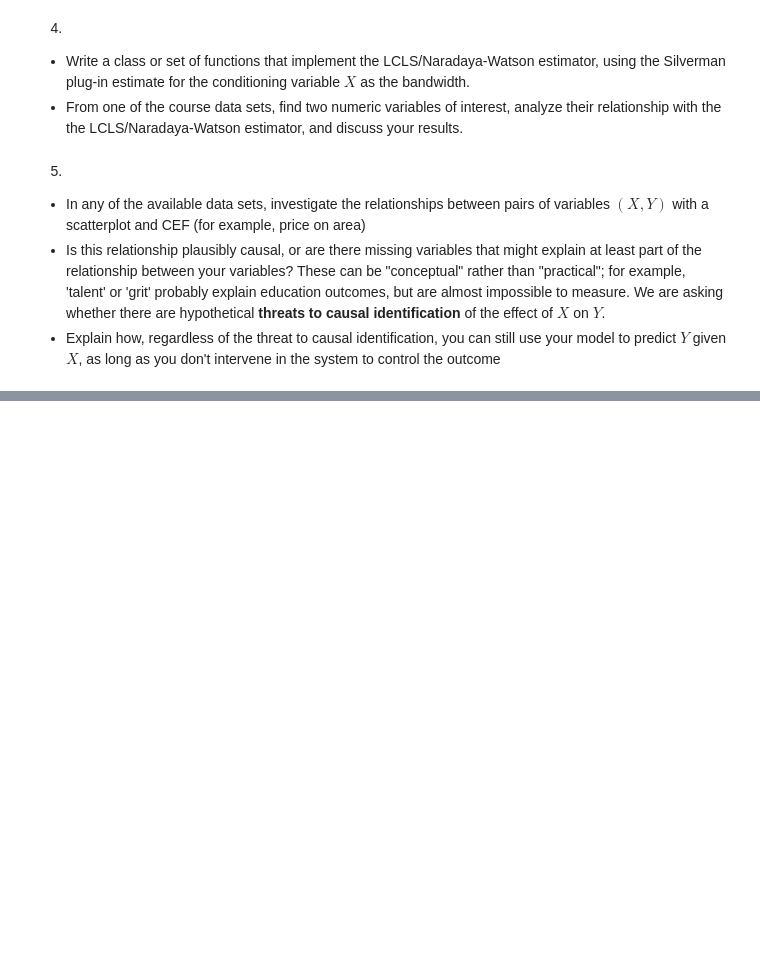
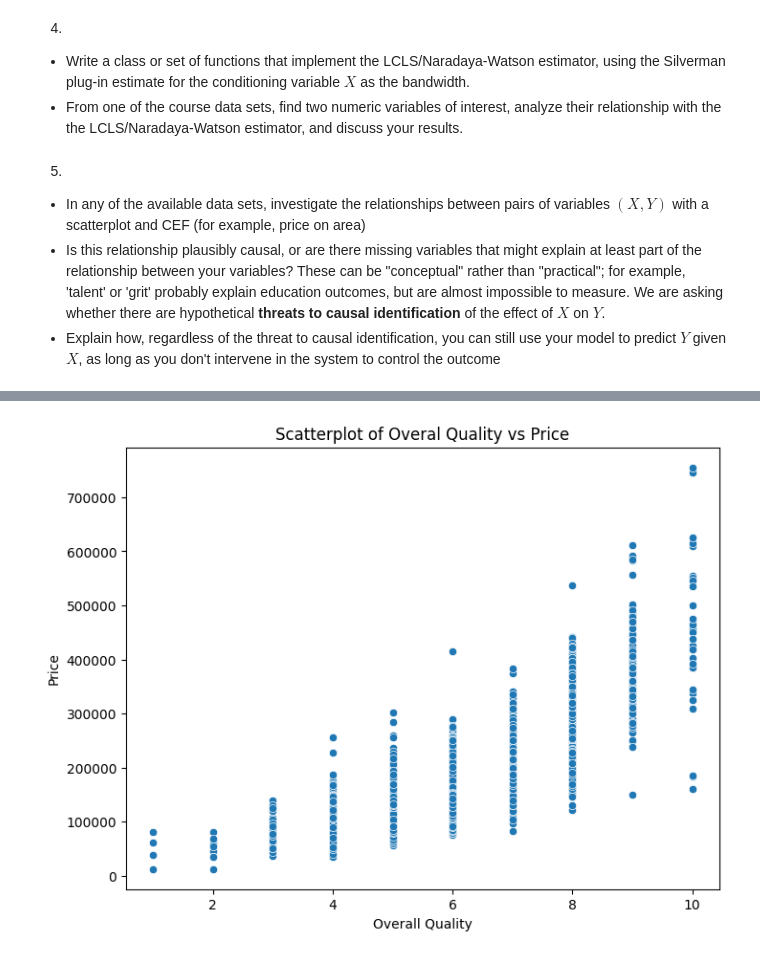
Before and after one commit to tiyeh21/MSDS_5030_Repo, a Jupyter notebook: assignment_3.ipynb, the cells around one changed output, grey strips where cells are left out. Drawn from its saved outputs; the diff is of its cells as text; code cells hidden in the pictures; blank space fills up the shorter version.

```diff
--- a/assignment_3.ipynb
+++ b/assignment_3.ipynb
@@ -80,3 +265,8 @@ Show that the solution to this problem is the LCLS/Naradaya-Watson estimator.
 - In any of the available data sets, investigate the relationships between pairs of variables $(X,Y)$ with a scatterplot and CEF (for example, price on area)
 - Is this relationship plausibly causal, or are there missing variables that might explain at least part of the relationship between your variables? These can be "conceptual" rather than "practical"; for example, 'talent' or 'grit' probably explain education outcomes, but are almost impossible to measure. We are asking whether there are hypothetical **threats to causal identification** of the effect of $X$ on $Y$.
 - Explain how, regardless of the threat to causal identification, you can still use your model to predict $Y$ given $X$, as long as you don't intervene in the system to control the outcome
+# %%
+file_path = 'data/ames_prices.csv'
+Price = pd.read_csv(file_path)
+Price.head()
+Price.columns.tolist()
@@ -82,0 +333,5 @@ Show that the solution to this problem is the LCLS/Naradaya-Watson estimator.
+# %%
+Price_Final = Price[['price', 'Overall.Qual']]
+# Price_Final.isnull().sum()
+print(Price_Final.value_counts(dropna=False))
+print( Price_Final.head())
@@ -82,0 +358,9 @@ Show that the solution to this problem is the LCLS/Naradaya-Watson estimator.
+# %%
+plt.figure(figsize=(8, 6))
+sns.scatterplot(x='Overall.Qual', y='price', data=Price_Final)
+plt.xlabel('Overall Quality')
+plt.ylabel('Price')
+plt.title('Scatterplot of Overal Quality vs Price')
+plt.show()
+# %% [output]
+[figure, added]
```
Also changed, not shown: parts of 21 cells of this notebook.
